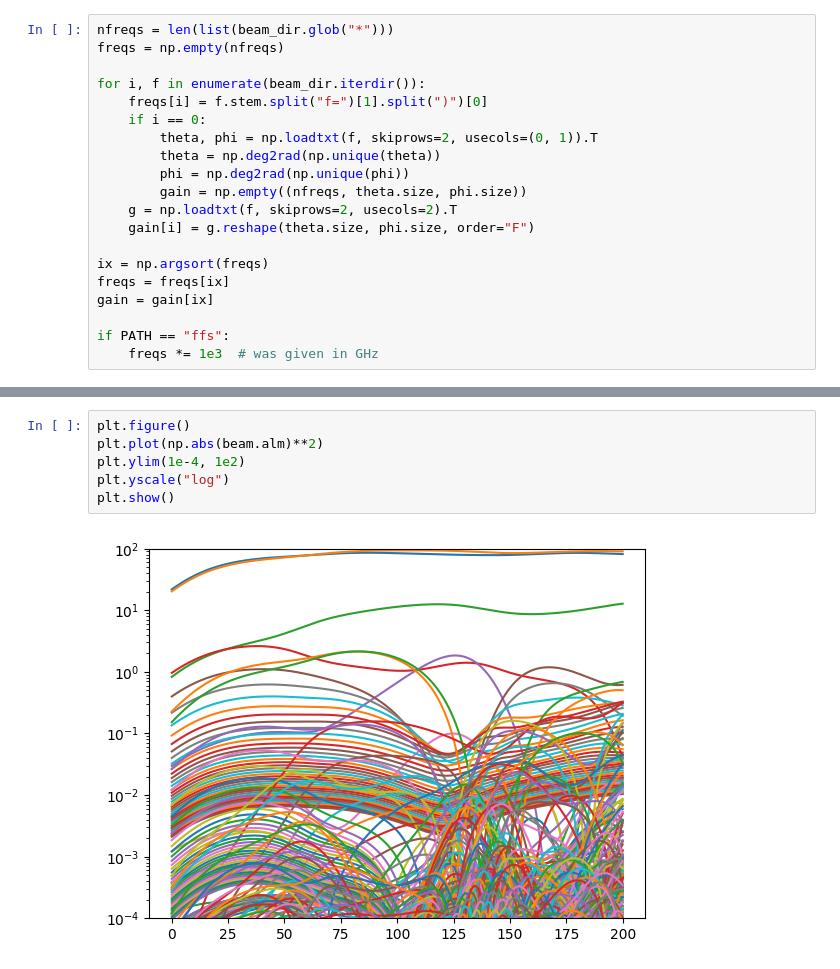
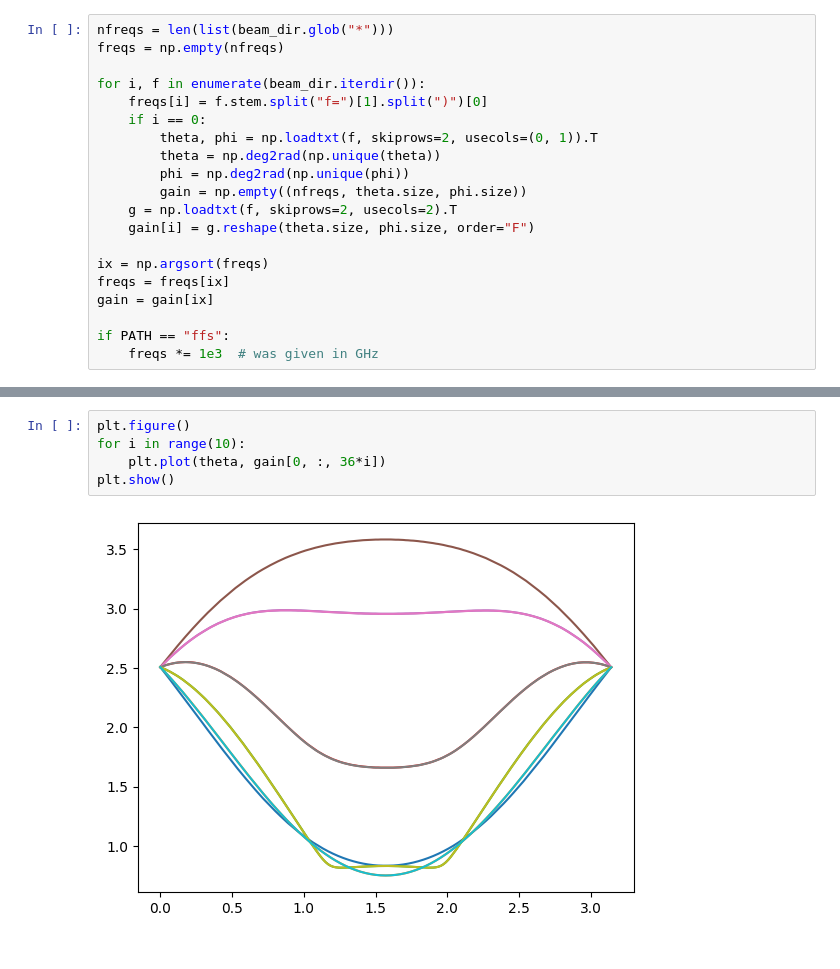
Before and after one commit to christianhbye/ucb_research, a Jupyter notebook: global_detection/Untitled1.ipynb, the cells around one changed output, grey strips where cells are left out. Cells and saved outputs as stored; diff of their text form.

```diff
--- a/global_detection/Untitled1.ipynb
+++ b/global_detection/Untitled1.ipynb
@@ -41,8 +50,7 @@ hp.projview(beam_map[0]); plt.show()
-# %%
-plt.figure()
-plt.plot(np.abs(beam.alm)**2)
-plt.ylim(1e-4, 1e2)
-plt.yscale("log")
-plt.show()
-# %% [output]
-[figure, removed]
+# %%
+plt.figure()
+for i in range(10):
+    plt.plot(theta, gain[0, :, 36*i])
+plt.show()
+# %% [output]
+[figure, added]
```
Also changed, not shown: parts of 17 cells of this notebook, 1 other file.
